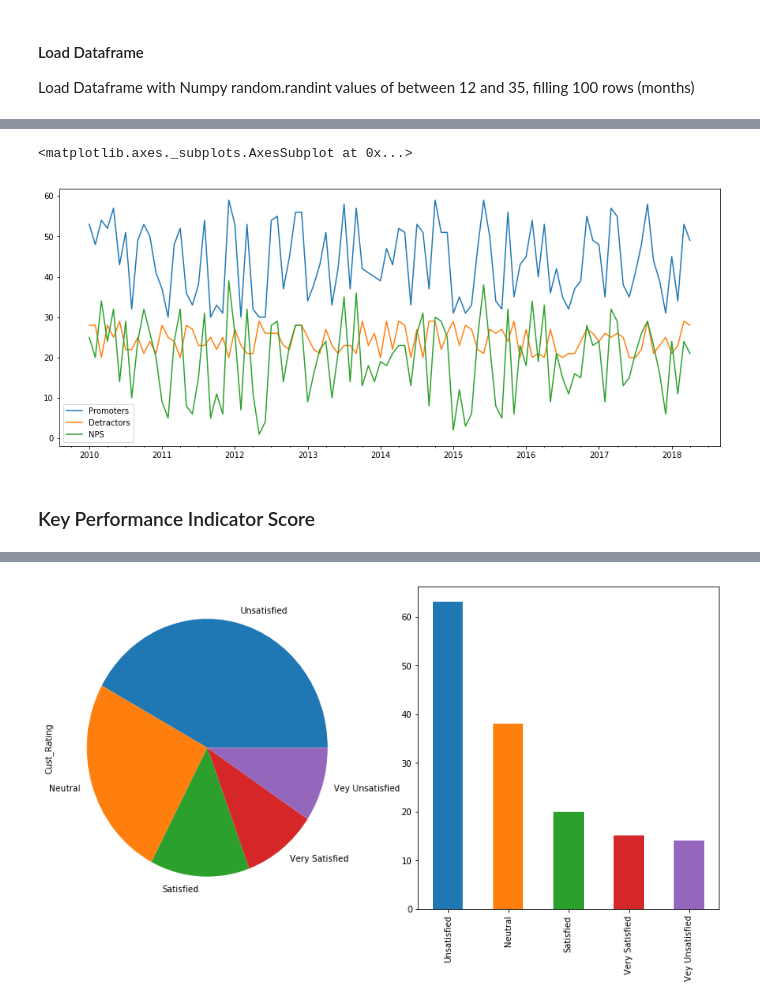
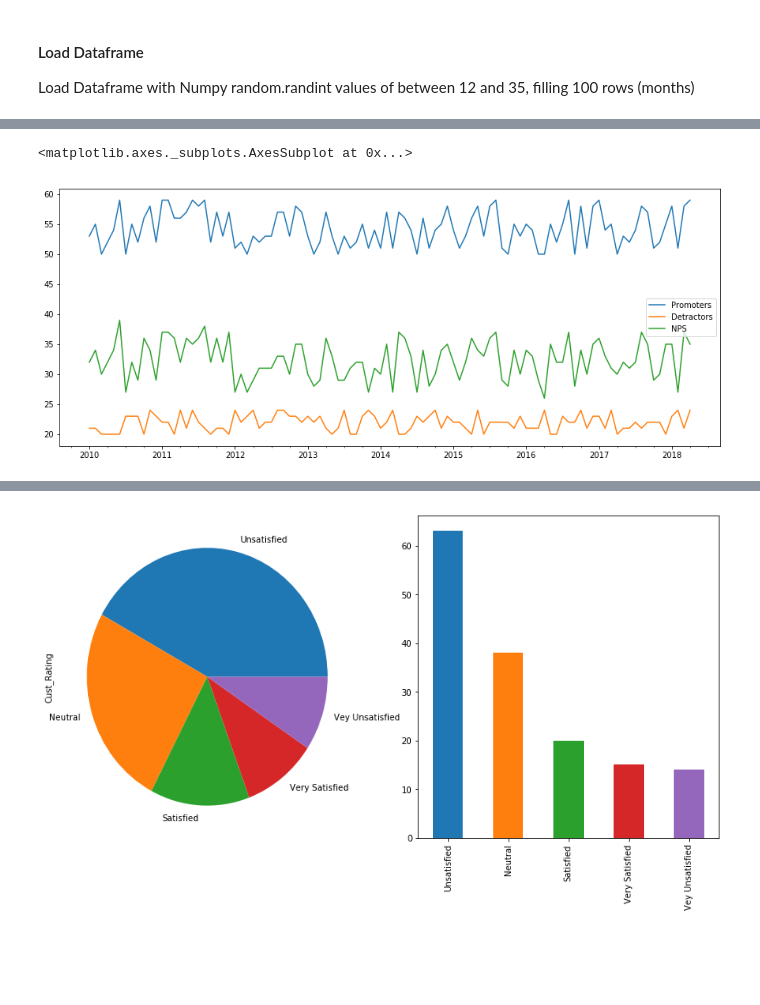
Before and after one commit to eamonnofarrell/Programming_Project, a Jupyter notebook: Prog_Project.ipynb, the cells around one changed output, grey strips where cells are left out. Cells and saved outputs as stored; diff of their text form; code cells hidden in the pictures; blank space fills up the shorter version.

```diff
--- a/Prog_Project.ipynb
+++ b/Prog_Project.ipynb
@@ -66,5 +66,5 @@ This is the number of callers that hang up before an agent answers. Calls can be
 # %%
-Calls["Aband"] = pd.DataFrame.assign(np.random.poisson(320, len(rng))) # mean value for Abandoned calls = 320
+Calls["Aband"] = pd.DataFrame.assign(np.random.poisson(250, len(rng))) # mean value for Abandoned calls = 320
 Calls.plot(y=['Aband'], use_index=True, figsize=(20, 5)) # show graph of simulated abandoned calls
 Calls['Aband'].describe(percentiles=[]).astype(int) # check resulting min, max, mean values
 # %% [output]
@@ -94,0 +95,10 @@ Name: Aband_Rate, dtype: int32
+# %%
+Calls.loc[Calls.Aband_Rate >= 7, 'AR_Sla'] = 'Pass'
+Calls.loc[Calls.Aband_Rate < 7, 'AR_Sla'] = 'Fail'
+
+from seaborn import countplot
+from matplotlib.pyplot import figure, show
+figure()
+countplot(data=Calls,y='AR_Sla')
+show()
+#Calls.plot(y=['AR_Sla'], use_index=True, figsize=(20, 5)) # show graph of simulated voice calls
@@ -97,6 +109,6 @@ Name: Aband_Rate, dtype: int32
 Service level is the percentage of calls answered within a specified timeframe. The global metric (3) for Service Level in contact centers is 80% of calls answered within 20 seconds. I have simulated a service level range of values between 50% - 84% in this notebook by setting Numpy random.poisson mean value to 65.
 # %%
-Calls["ServLev"] = pd.DataFrame.assign(np.random.poisson(65, len(rng))) # mean service level value = 65
+Calls["ServLev"] = pd.DataFrame.assign(np.random.poisson(75, len(rng))) # mean service level value = 65
 Calls.plot(y=['ServLev'], use_index=True, figsize=(20, 5)) # show graph of service level
 Calls['ServLev'].describe(percentiles=[]).astype(int) # check resulting min, max, mean values
 # %% [output]
@@ -110,0 +123,9 @@ Name: ServLev, dtype: int32
+# %%
+Calls.loc[Calls.ServLev >= 70, 'SL_Sla'] = 'Pass'
+Calls.loc[Calls.ServLev < 70, 'SL_Sla'] = 'Fail'
+
+from seaborn import countplot
+from matplotlib.pyplot import figure, show
+figure()
+countplot(data=Calls,y='SL_Sla')
+show()
@@ -143,11 +141,9 @@ df3
 # %%
-Calls['Promoters'] = np.random.randint(30,60, size=len(rng))
-Calls['Detractors'] = np.random.randint(20,30, size=len(rng))
+Calls['Promoters'] = np.random.randint(50,60, size=len(rng))
+Calls['Detractors'] = np.random.randint(20,25, size=len(rng))
 Calls["NPS"] =  Calls['Promoters'] - Calls['Detractors']
 #Calls.describe()
 Calls.plot(y=['Promoters','Detractors', 'NPS'], use_index=True, figsize=(15,6))
 # %% [output]
 <matplotlib.axes._subplots.AxesSubplot at 0x...>
-[figure, old version]
+[figure, new version]
-# %% [markdown]
-### Key Performance Indicator Score
```
Also changed, not shown: parts of 27 cells of this notebook.
